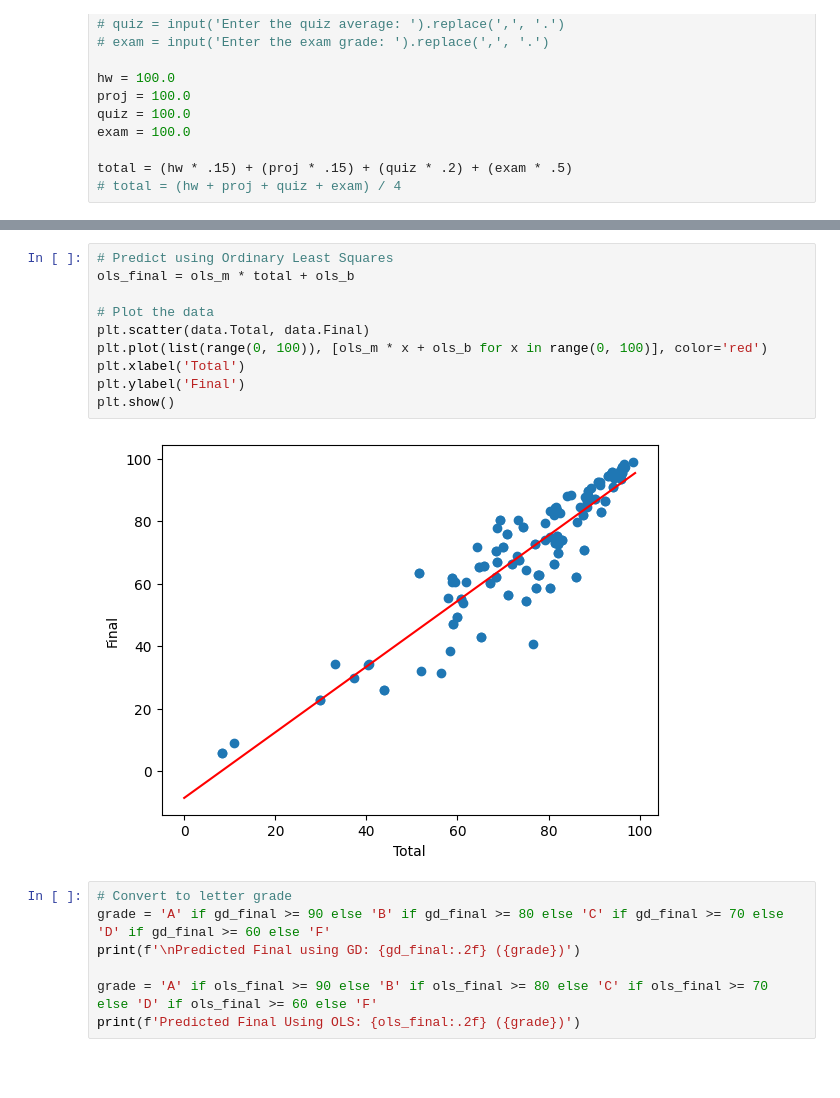
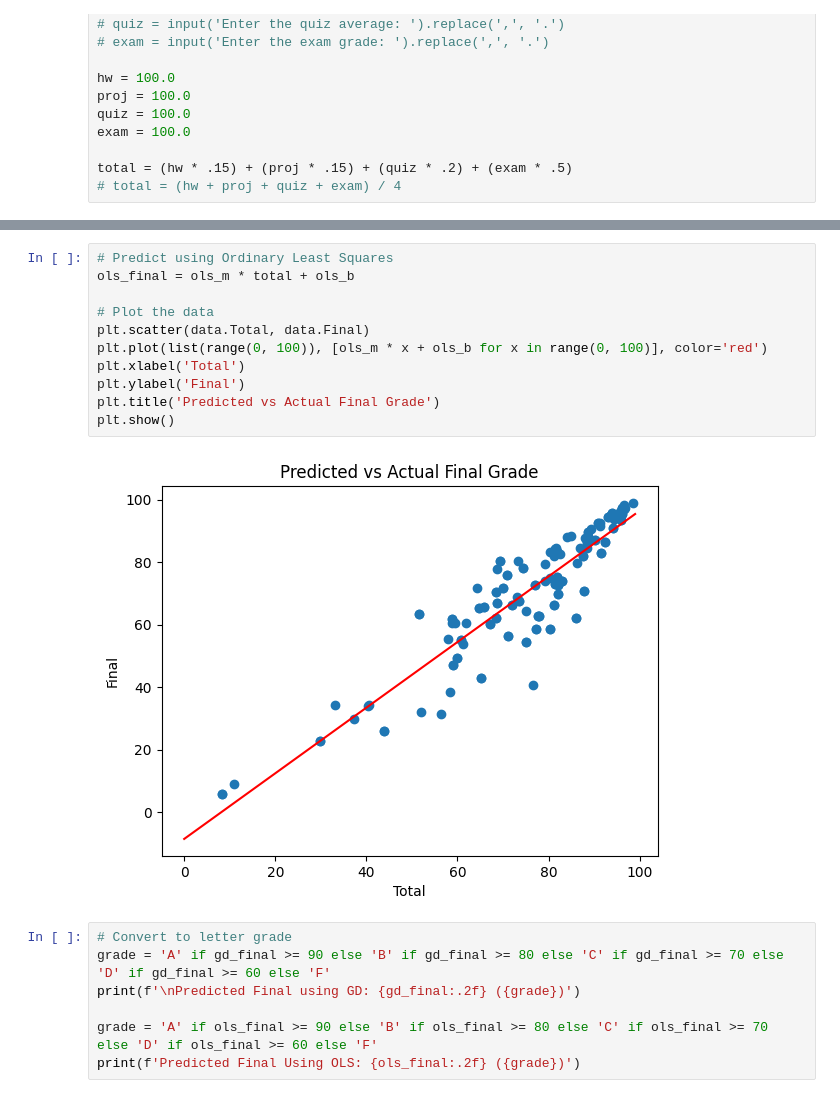
Before and after one commit to Wushington/AI-Research-Project, a Jupyter notebook: testingloss.ipynb, the cells around one changed output, grey strips where cells are left out. Saved outputs shown, nothing was run; the diff lists cells and outputs as text; blank space fills up the shorter version.

Commit message:
Add labels to graphs

```diff
--- a/testingloss.ipynb
+++ b/testingloss.ipynb
@@ -82,15 +82,16 @@ plt.show()
 # %%
 # Predict using Ordinary Least Squares
 ols_final = ols_m * total + ols_b
 
 # Plot the data
 plt.scatter(data.Total, data.Final)
 plt.plot(list(range(0, 100)), [ols_m * x + ols_b for x in range(0, 100)], color='red')
 plt.xlabel('Total')
 plt.ylabel('Final')
+plt.title('Predicted vs Actual Final Grade')
 plt.show()
 # %% [output]
-[figure, old version]
+[figure, new version]
 # %%
 # Convert to letter grade
 grade = 'A' if gd_final >= 90 else 'B' if gd_final >= 80 else 'C' if gd_final >= 70 else 'D' if gd_final >= 60 else 'F'
```
Also changed, not shown: parts of 1 cell of this notebook.
